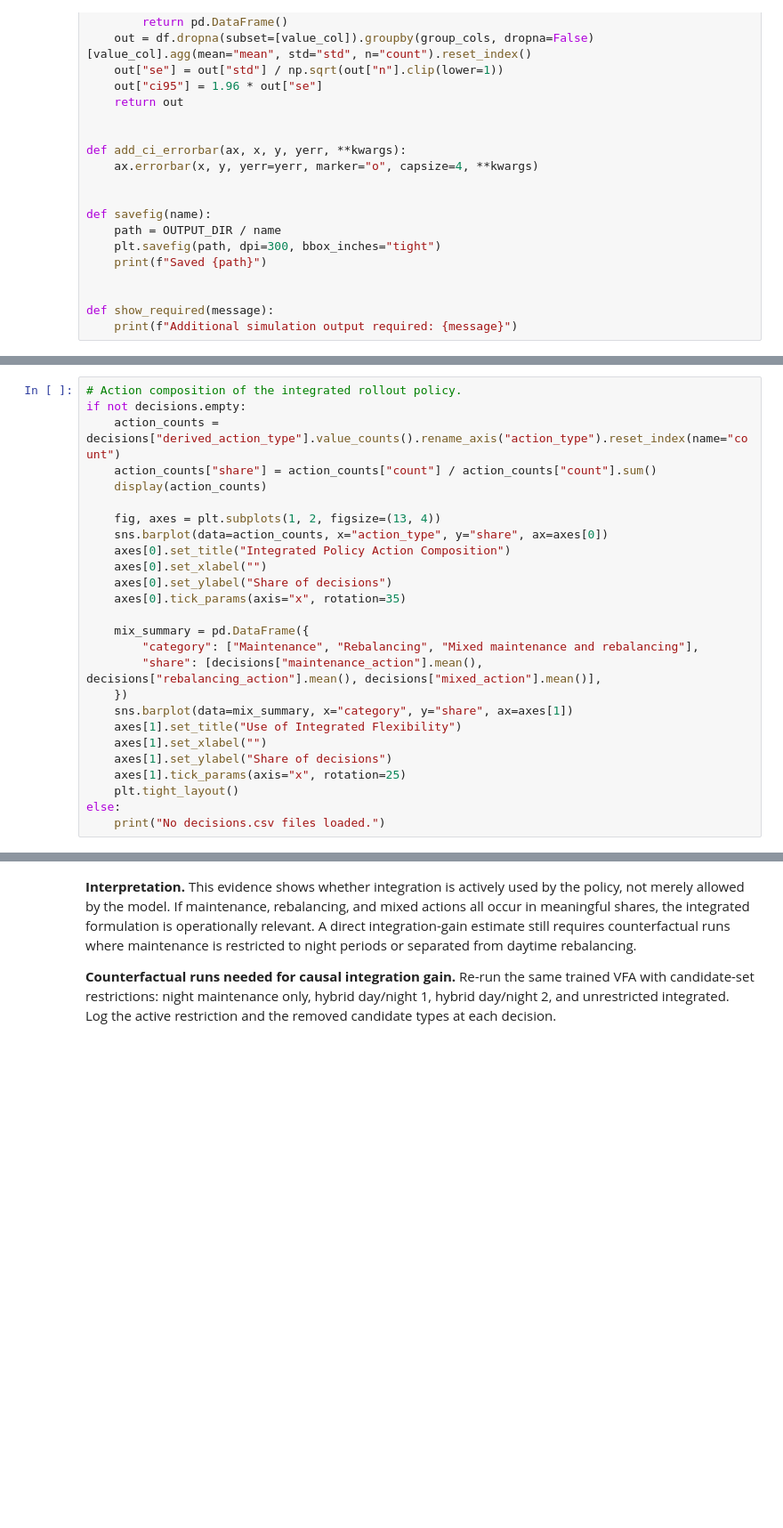
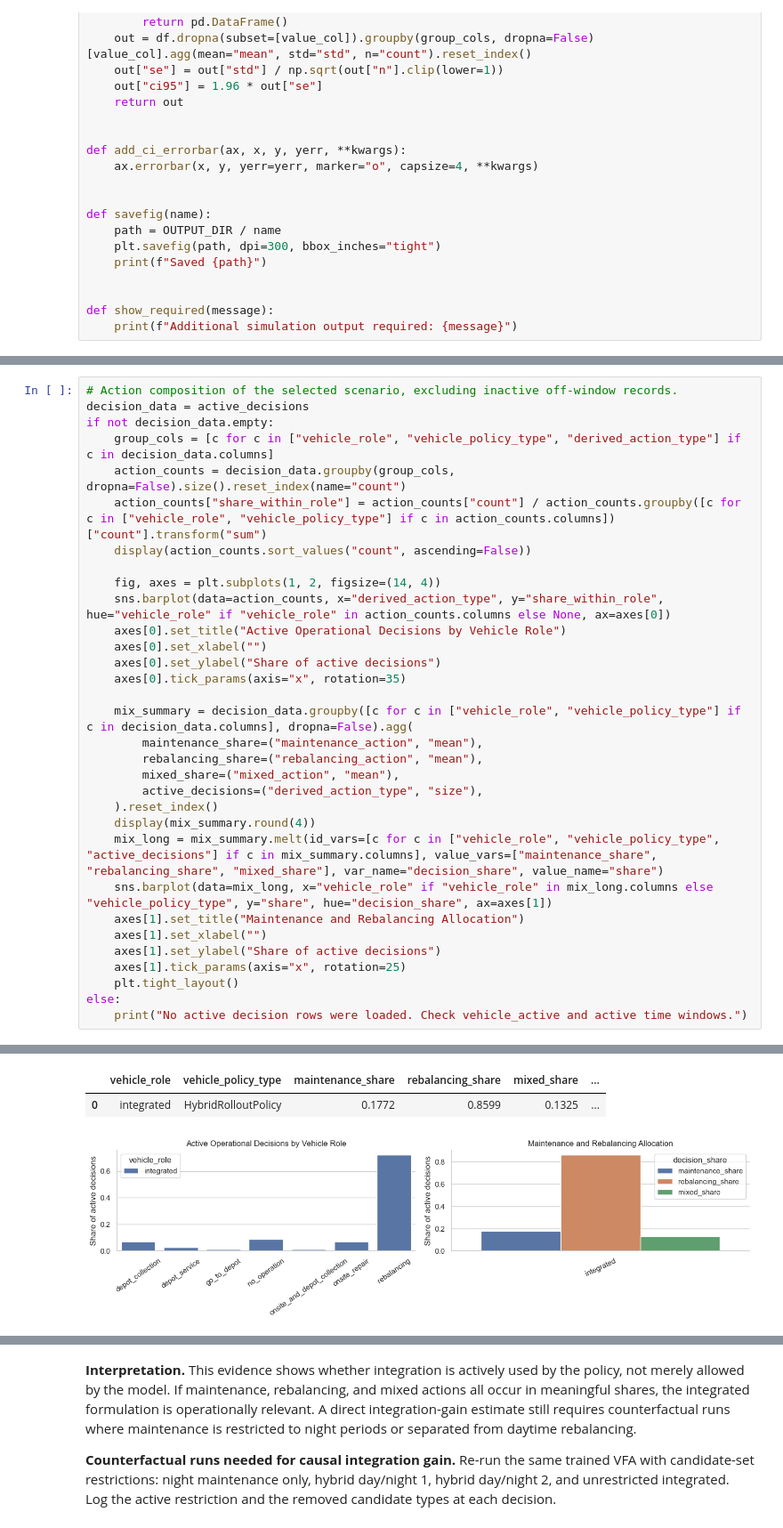
Before and after one commit to EECS-NTNU/FOMOsim, a Jupyter notebook: managerial_insights_analysis.ipynb, the cells around one changed output, grey strips where cells are left out. Shown at 89% size. Cells and saved outputs as stored; diff of their text form; blank space fills up the shorter version.

```diff
--- a/managerial_insights_analysis.ipynb
+++ b/managerial_insights_analysis.ipynb
@@ -303,26 +641,33 @@ With only the baseline integrated run, the analysis cannot estimate the full int
 # %%
-# Action composition of the integrated rollout policy.
-if not decisions.empty:
-    action_counts = decisions["derived_action_type"].value_counts().rename_axis("action_type").reset_index(name="count")
-    action_counts["share"] = action_counts["count"] / action_counts["count"].sum()
-    display(action_counts)
+# Action composition of the selected scenario, excluding inactive off-window records.
+decision_data = active_decisions
+if not decision_data.empty:
+    group_cols = [c for c in ["vehicle_role", "vehicle_policy_type", "derived_action_type"] if c in decision_data.columns]
+    action_counts = decision_data.groupby(group_cols, dropna=False).size().reset_index(name="count")
+    action_counts["share_within_role"] = action_counts["count"] / action_counts.groupby([c for c in ["vehicle_role", "vehicle_policy_type"] if c in action_counts.columns])["count"].transform("sum")
+    display(action_counts.sort_values("count", ascending=False))
 
-    fig, axes = plt.subplots(1, 2, figsize=(13, 4))
-    sns.barplot(data=action_counts, x="action_type", y="share", ax=axes[0])
-    axes[0].set_title("Integrated Policy Action Composition")
+    fig, axes = plt.subplots(1, 2, figsize=(14, 4))
+    sns.barplot(data=action_counts, x="derived_action_type", y="share_within_role", hue="vehicle_role" if "vehicle_role" in action_counts.columns else None, ax=axes[0])
+    axes[0].set_title("Active Operational Decisions by Vehicle Role")
     axes[0].set_xlabel("")
-    axes[0].set_ylabel("Share of decisions")
+    axes[0].set_ylabel("Share of active decisions")
     axes[0].tick_params(axis="x", rotation=35)
 
-    mix_summary = pd.DataFrame({
-        "category": ["Maintenance", "Rebalancing", "Mixed maintenance and rebalancing"],
-        "share": [decisions["maintenance_action"].mean(), decisions["rebalancing_action"].mean(), decisions["mixed_action"].mean()],
-    })
-    sns.barplot(data=mix_summary, x="category", y="share", ax=axes[1])
-    axes[1].set_title("Use of Integrated Flexibility")
+    mix_summary = decision_data.groupby([c for c in ["vehicle_role", "vehicle_policy_type"] if c in decision_data.columns], dropna=False).agg(
+        maintenance_share=("maintenance_action", "mean"),
+        rebalancing_share=("rebalancing_action", "mean"),
+        mixed_share=("mixed_action", "mean"),
+        active_decisions=("derived_action_type", "size"),
+    ).reset_index()
+    display(mix_summary.round(4))
+    mix_long = mix_summary.melt(id_vars=[c for c in ["vehicle_role", "vehicle_policy_type", "active_decisions"] if c in mix_summary.columns], value_vars=["maintenance_share", "rebalancing_share", "mixed_share"], var_name="decision_share", value_name="share")
+    sns.barplot(data=mix_long, x="vehicle_role" if "vehicle_role" in mix_long.columns else "vehicle_policy_type", y="share", hue="decision_share", ax=axes[1])
+    axes[1].set_title("Maintenance and Rebalancing Allocation")
     axes[1].set_xlabel("")
-    axes[1].set_ylabel("Share of decisions")
+    axes[1].set_ylabel("Share of active decisions")
     axes[1].tick_params(axis="x", rotation=25)
     plt.tight_layout()
 else:
-    print("No decisions.csv files loaded.")
+    print("No active decision rows were loaded. Check vehicle_active and active time windows.")
+# %% [output]
@@ -329,2 +682,5 @@ else:
+|  | vehicle_role | vehicle_policy_type | maintenance_share | rebalancing_share | mixed_share | ... |
+| 0 | integrated | HybridRolloutPolicy | 0.1772 | 0.8599 | 0.1325 | ... |
+[figure, added]
 # %%
 # Maintenance opportunity versus selected maintenance.
```
Also changed, not shown: parts of 26 cells of this notebook.
